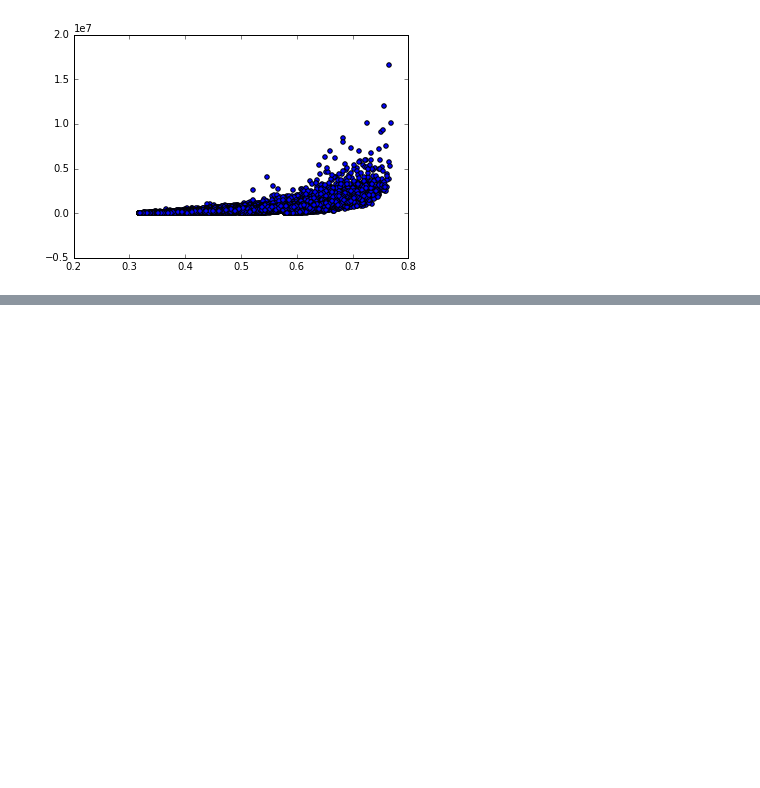
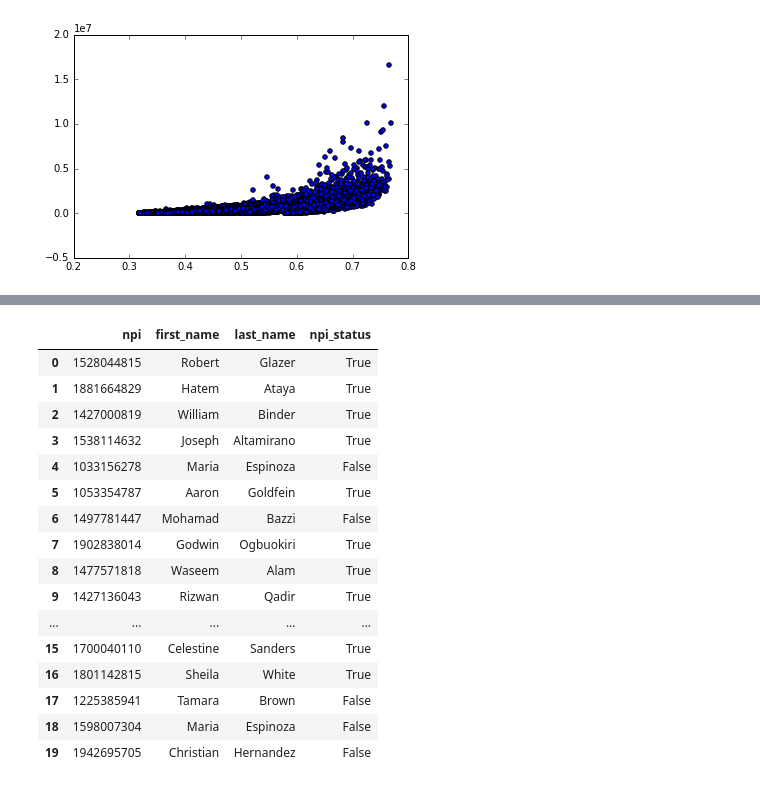
Before and after one commit to aurel1212/medicare-project, a Jupyter notebook: script/mod_experimentation.ipynb, the cells around one changed output, grey strips where cells are left out. Saved outputs shown, nothing was run; the diff lists cells and outputs as text; code cells hidden in the pictures; blank space fills up the shorter version.

```diff
--- a/script/mod_experimentation.ipynb
+++ b/script/mod_experimentation.ipynb
@@ -115,0 +184,35 @@ X_test[X_test['prediction']<.6].describe().T
+# %%
+conn = pg2.connect(dbname='medicare', user='postgres')
+query = '''
+        SELECT n.npi
+            , indict.first_name
+            , indict.last_name
+            , indict.npi_status
+        FROM indictments_2013 indict
+            , npi_name n
+        WHERE lower(indict.first_name) = lower(n.providerfirstname)
+        AND lower(indict.last_name) = lower(n.providerlastnamelegalname)
+        AND lower(indict.state) = lower(n.providerbusinessmailingaddressstatename);
+        '''
+# %%
+df_labels = pd.read_sql_query(query, conn)
+# %%
+df_labels
+# %% [output]
+|  | npi | first_name | last_name | npi_status |
+| 0 | 1528044815 | Robert | Glazer | True |
+| 1 | 1881664829 | Hatem | Ataya | True |
+| 2 | 1427000819 | William | Binder | True |
+| 3 | 1538114632 | Joseph | Altamirano | True |
+| 4 | 1033156278 | Maria | Espinoza | False |
+| 5 | 1053354787 | Aaron | Goldfein | True |
+| 6 | 1497781447 | Mohamad | Bazzi | False |
+| 7 | 1902838014 | Godwin | Ogbuokiri | True |
+| 8 | 1477571818 | Waseem | Alam | True |
+| 9 | 1427136043 | Rizwan | Qadir | True |
+| ... | ... | ... | ... | ... |
+| 15 | 1700040110 | Celestine | Sanders | True |
+| 16 | 1801142815 | Sheila | White | True |
+| 17 | 1225385941 | Tamara | Brown | False |
+| 18 | 1598007304 | Maria | Espinoza | False |
+| 19 | 1942695705 | Christian | Hernandez | False |
```
Also changed, not shown: parts of 26 cells of this notebook, 2 other files.
